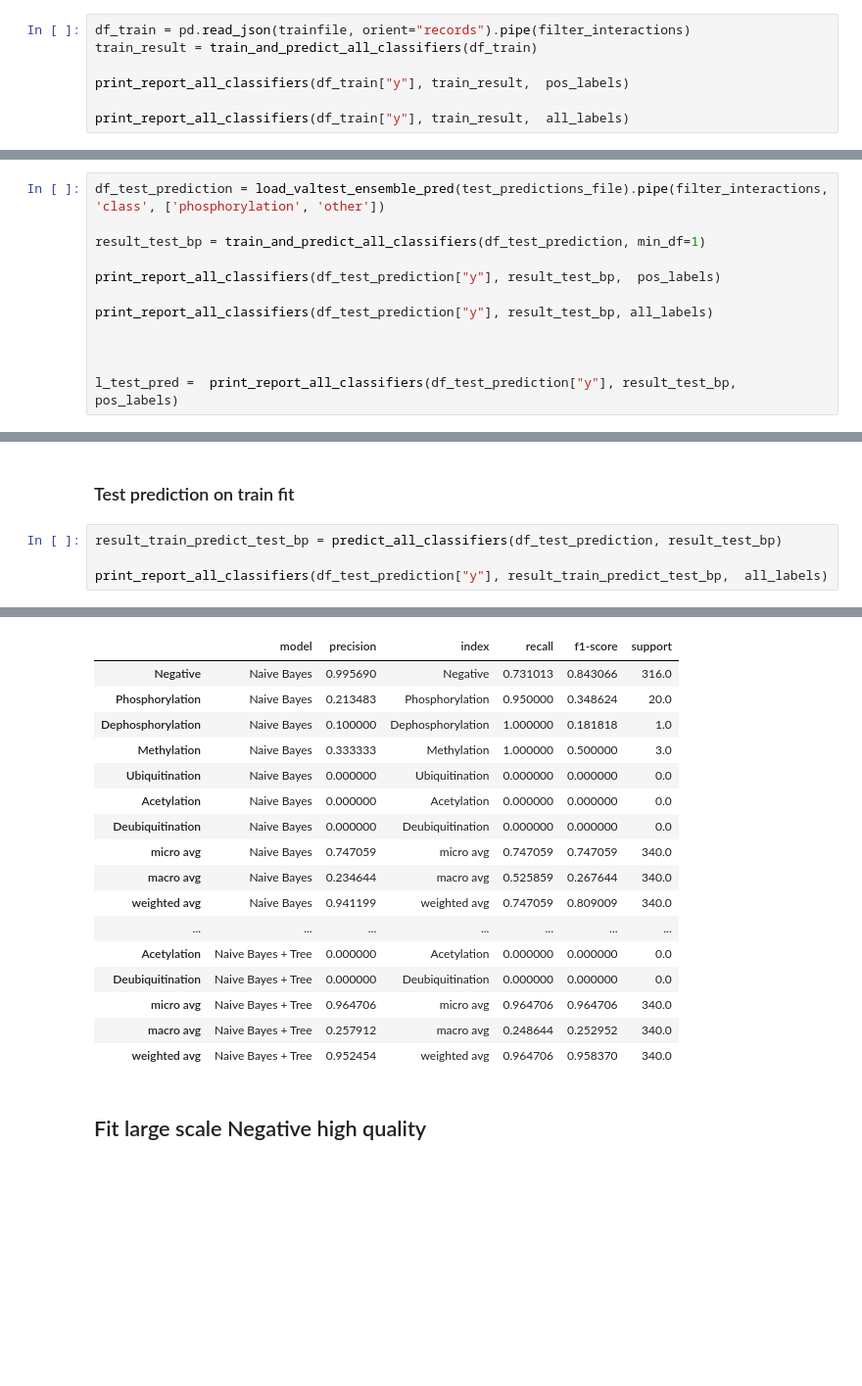
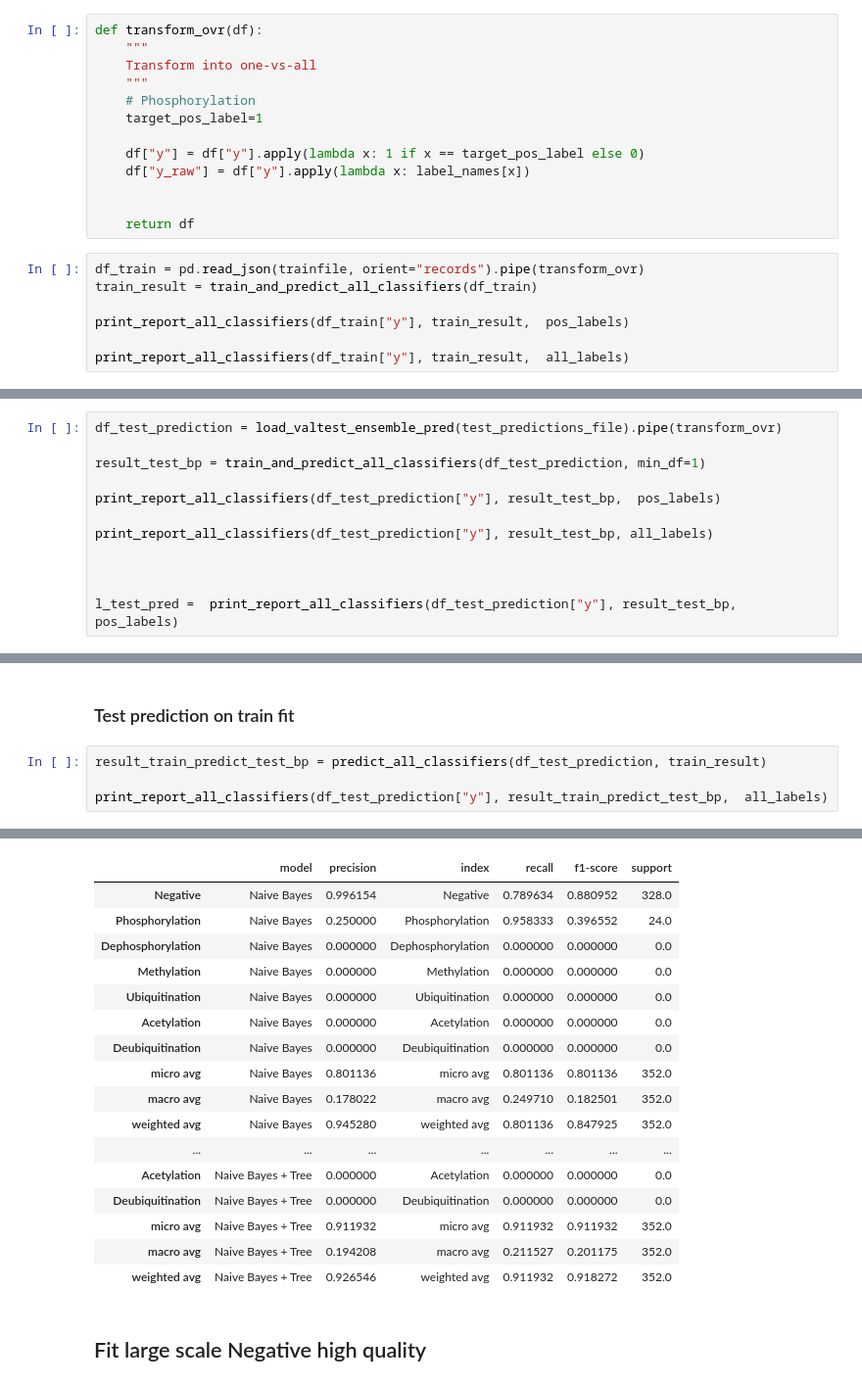
Before and after one commit to elangovana/bert-shortcuts, a Jupyter notebook: notebooks/ptm_ppi_shortcut_analysis.ipynb, the cells around one changed output, grey strips where cells are left out. Shown at 98% size. Cells and saved outputs as stored; diff of their text form; blank space fills up the shorter version.

Commit message:
Update results with random runs

```diff
--- a/notebooks/ptm_ppi_shortcut_analysis.ipynb
+++ b/notebooks/ptm_ppi_shortcut_analysis.ipynb
@@ -263,5 +260,18 @@ def filter_interactions(df, target_column = 'y', target_values=[0, 1]):
+# %%
+def transform_ovr(df):
+    """
+    Transform into one-vs-all
+    """
+    # Phosphorylation
+    target_pos_label=1
+
+    df["y"] = df["y"].apply(lambda x: 1 if x == target_pos_label else 0)
+    df["y_raw"] = df["y"].apply(lambda x: label_names[x])
+
+
+    return df
 # %%
-df_train = pd.read_json(trainfile, orient="records").pipe(filter_interactions)
+df_train = pd.read_json(trainfile, orient="records").pipe(transform_ovr)
 train_result = train_and_predict_all_classifiers(df_train)
 
 print_report_all_classifiers(df_train["y"], train_result,  pos_labels)
@@ -474,7 +548,7 @@ Naive Bayes + Tree &      90.2 &      weighted avg &   90.6 &     90.4 &     340
 # %% [markdown]
 ### Predict Test on Test Prediction fit
 # %%
-df_test_prediction = load_valtest_ensemble_pred(test_predictions_file).pipe(filter_interactions, 'class', ['phosphorylation', 'other'])
+df_test_prediction = load_valtest_ensemble_pred(test_predictions_file).pipe(transform_ovr)
 
 result_test_bp = train_and_predict_all_classifiers(df_test_prediction, min_df=1)
 
@@ -533,7 +637,7 @@ Naive Bayes + Tree &        69.4 &      weighted avg &     62.5 &       65.8 &
 # %% [markdown]
 ### Test prediction on train fit
 # %%
-result_train_predict_test_bp = predict_all_classifiers(df_test_prediction, result_test_bp)
+result_train_predict_test_bp = predict_all_classifiers(df_test_prediction, train_result)
 
 print_report_all_classifiers(df_test_prediction["y"], result_train_predict_test_bp,  all_labels)
 # %% [output]
@@ -555,21 +659,21 @@ Naive Bayes + Tree &      95.2 &      weighted avg &   96.5 &     95.8 &     340
 \bottomrule
 \end{tabular}
 |  | model | precision | index | recall | f1-score | support |
-| Negative | Naive Bayes | 0.995690 | Negative | 0.731013 | 0.843066 | 316.0 |
-| Phosphorylation | Naive Bayes | 0.213483 | Phosphorylation | 0.950000 | 0.348624 | 20.0 |
-| Dephosphorylation | Naive Bayes | 0.100000 | Dephosphorylation | 1.000000 | 0.181818 | 1.0 |
-| Methylation | Naive Bayes | 0.333333 | Methylation | 1.000000 | 0.500000 | 3.0 |
+| Negative | Naive Bayes | 0.996154 | Negative | 0.789634 | 0.880952 | 328.0 |
+| Phosphorylation | Naive Bayes | 0.250000 | Phosphorylation | 0.958333 | 0.396552 | 24.0 |
+| Dephosphorylation | Naive Bayes | 0.000000 | Dephosphorylation | 0.000000 | 0.000000 | 0.0 |
+| Methylation | Naive Bayes | 0.000000 | Methylation | 0.000000 | 0.000000 | 0.0 |
 | Ubiquitination | Naive Bayes | 0.000000 | Ubiquitination | 0.000000 | 0.000000 | 0.0 |
 | Acetylation | Naive Bayes | 0.000000 | Acetylation | 0.000000 | 0.000000 | 0.0 |
 | Deubiquitination | Naive Bayes | 0.000000 | Deubiquitination | 0.000000 | 0.000000 | 0.0 |
-| micro avg | Naive Bayes | 0.747059 | micro avg | 0.747059 | 0.747059 | 340.0 |
-| macro avg | Naive Bayes | 0.234644 | macro avg | 0.525859 | 0.267644 | 340.0 |
-| weighted avg | Naive Bayes | 0.941199 | weighted avg | 0.747059 | 0.809009 | 340.0 |
+| micro avg | Naive Bayes | 0.801136 | micro avg | 0.801136 | 0.801136 | 352.0 |
+| macro avg | Naive Bayes | 0.178022 | macro avg | 0.249710 | 0.182501 | 352.0 |
+| weighted avg | Naive Bayes | 0.945280 | weighted avg | 0.801136 | 0.847925 | 352.0 |
 | ... | ... | ... | ... | ... | ... | ... |
 | Acetylation | Naive Bayes + Tree | 0.000000 | Acetylation | 0.000000 | 0.000000 | 0.0 |
 | Deubiquitination | Naive Bayes + Tree | 0.000000 | Deubiquitination | 0.000000 | 0.000000 | 0.0 |
-| micro avg | Naive Bayes + Tree | 0.964706 | micro avg | 0.964706 | 0.964706 | 340.0 |
-| macro avg | Naive Bayes + Tree | 0.257912 | macro avg | 0.248644 | 0.252952 | 340.0 |
-| weighted avg | Naive Bayes + Tree | 0.952454 | weighted avg | 0.964706 | 0.958370 | 340.0 |
+| micro avg | Naive Bayes + Tree | 0.911932 | micro avg | 0.911932 | 0.911932 | 352.0 |
+| macro avg | Naive Bayes + Tree | 0.194208 | macro avg | 0.211527 | 0.201175 | 352.0 |
+| weighted avg | Naive Bayes + Tree | 0.926546 | weighted avg | 0.911932 | 0.918272 | 352.0 |
 # %% [markdown]
 ## Fit large scale Negative high quality
```
Also changed, not shown: parts of 42 cells of this notebook.
